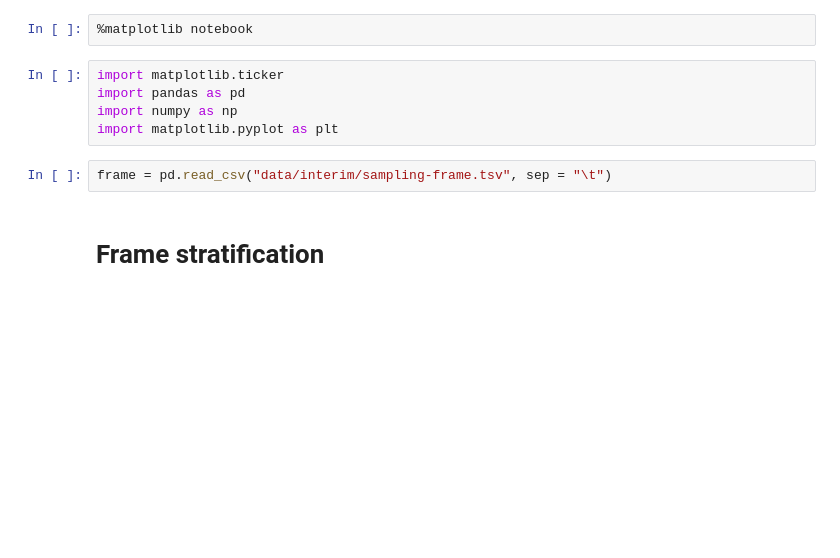
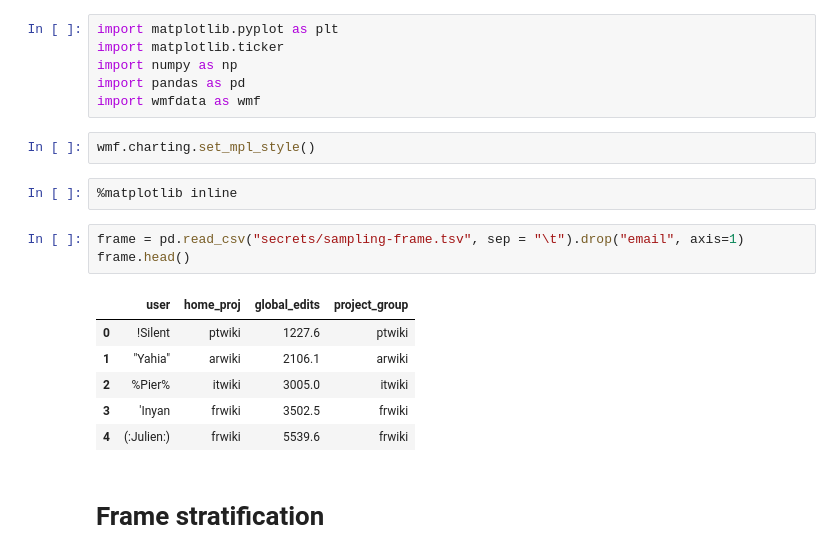
Before and after one commit to wikimedia-research/Community-Insights-sampling, a Jupyter notebook: population-analysis.ipynb, the cells around one changed output. Cells and saved outputs as stored; diff of their text form; blank space fills up the shorter version.

```diff
--- a/population-analysis.ipynb
+++ b/population-analysis.ipynb
@@ -1,12 +1,23 @@
+# %%
+import matplotlib.pyplot as plt
+import matplotlib.ticker
+import numpy as np
+import pandas as pd
+import wmfdata as wmf
+# %%
+wmf.charting.set_mpl_style()
 # %%
-%matplotlib notebook
+%matplotlib inline
-# %%
-import matplotlib.ticker
-import pandas as pd
-import numpy as np
-import matplotlib.pyplot as plt
 # %%
-frame = pd.read_csv("data/interim/sampling-frame.tsv", sep = "\t")
+frame = pd.read_csv("secrets/sampling-frame.tsv", sep = "\t").drop("email", axis=1)
+frame.head()
+# %% [output]
+|  | user | home_proj | global_edits | project_group |
+| 0 | !Silent | ptwiki | 1227.6 | ptwiki |
+| 1 | "Yahia" | arwiki | 2106.1 | arwiki |
+| 2 | %Pier% | itwiki | 3005.0 | itwiki |
+| 3 | 'Inyan | frwiki | 3502.5 | frwiki |
+| 4 | (:Julien:) | frwiki | 5539.6 | frwiki |
 # %% [markdown]
 # Frame stratification
 # %%
```
Also changed, not shown: parts of 4 cells of this notebook, 1 other file.
